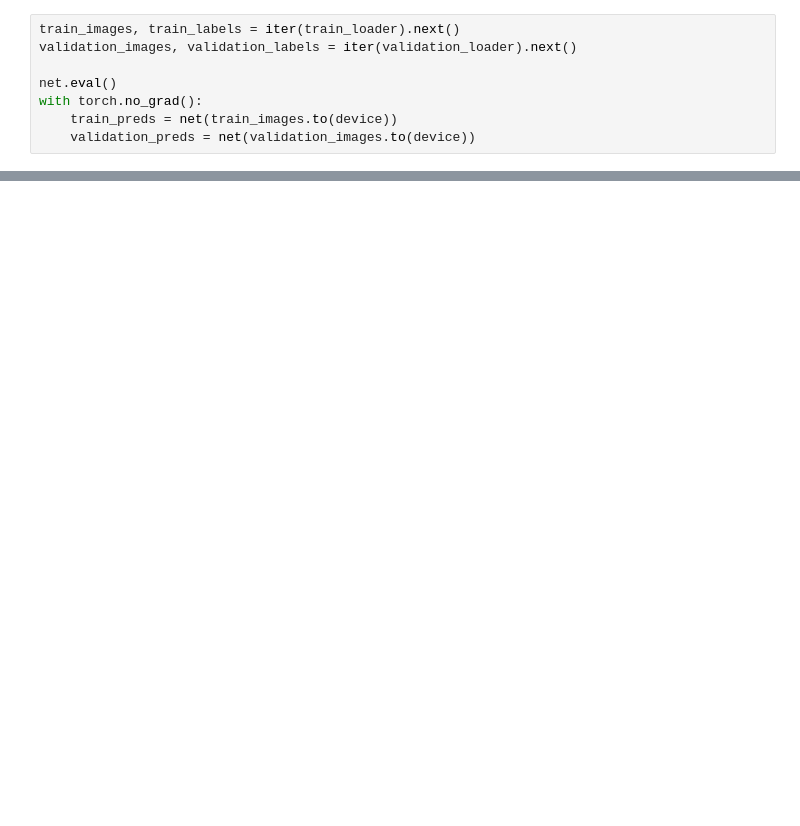
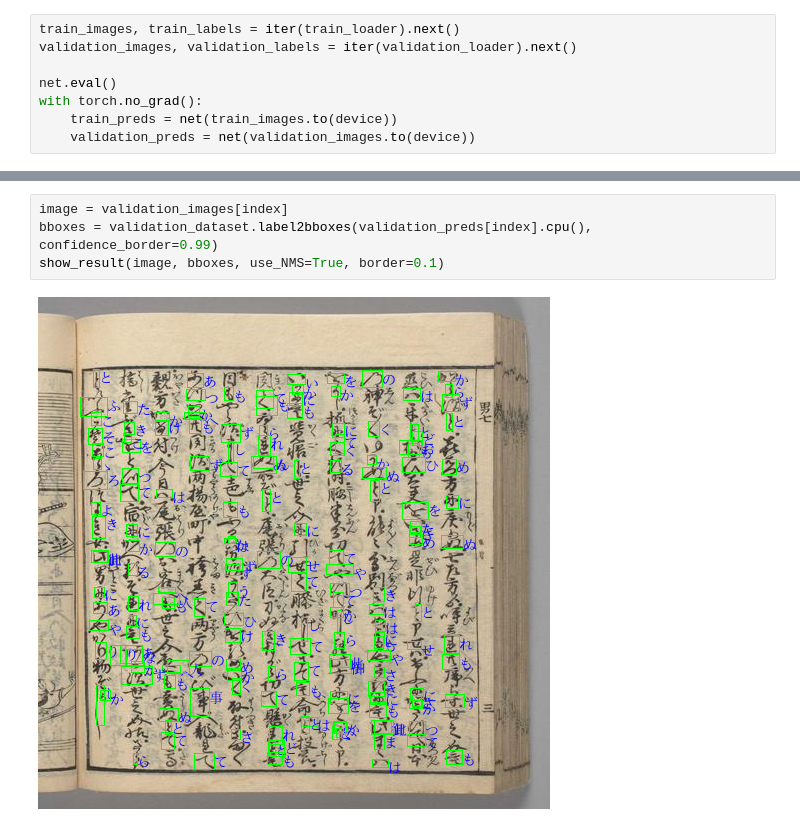
Before and after one commit to cross32768/komonjo_OCR_object_detection, a Jupyter notebook: visualize_final.ipynb, the cells around one changed output, grey strips where cells are left out. Drawn from its saved outputs; the diff is of its cells as text; blank space fills up the shorter version.

```diff
--- a/visualize_final.ipynb
+++ b/visualize_final.ipynb
@@ -92,0 +98,6 @@ show_result(image, bboxes)
+# %%
+image = validation_images[index]
+bboxes = validation_dataset.label2bboxes(validation_preds[index].cpu(), confidence_border=0.99)
+show_result(image, bboxes, use_NMS=True, border=0.1)
+# %% [output]
+[figure, added]
```
Also changed, not shown: parts of 5 cells of this notebook, 1 other file.
